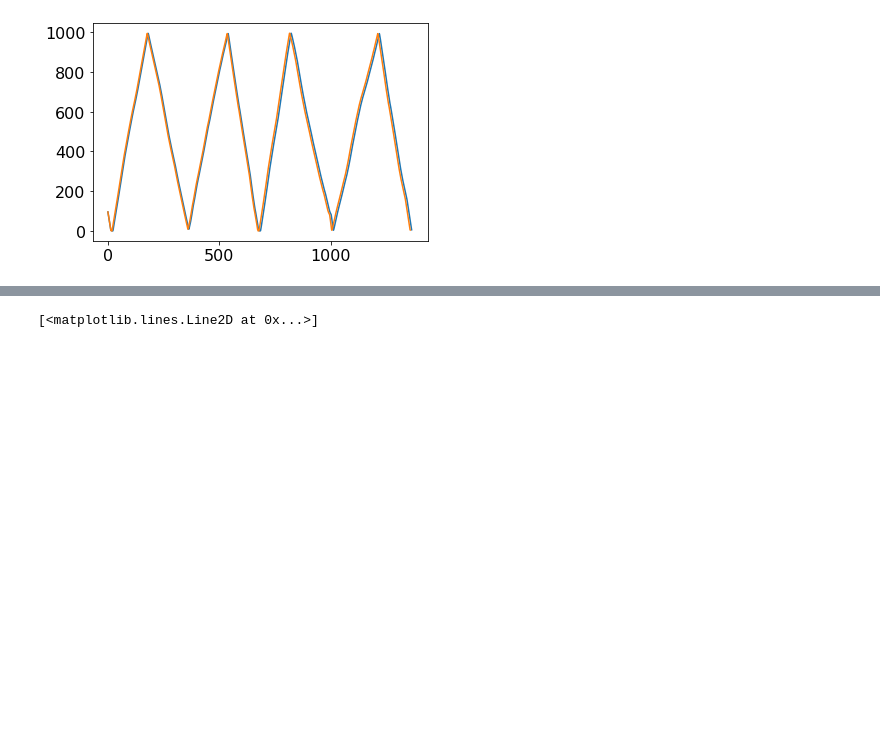
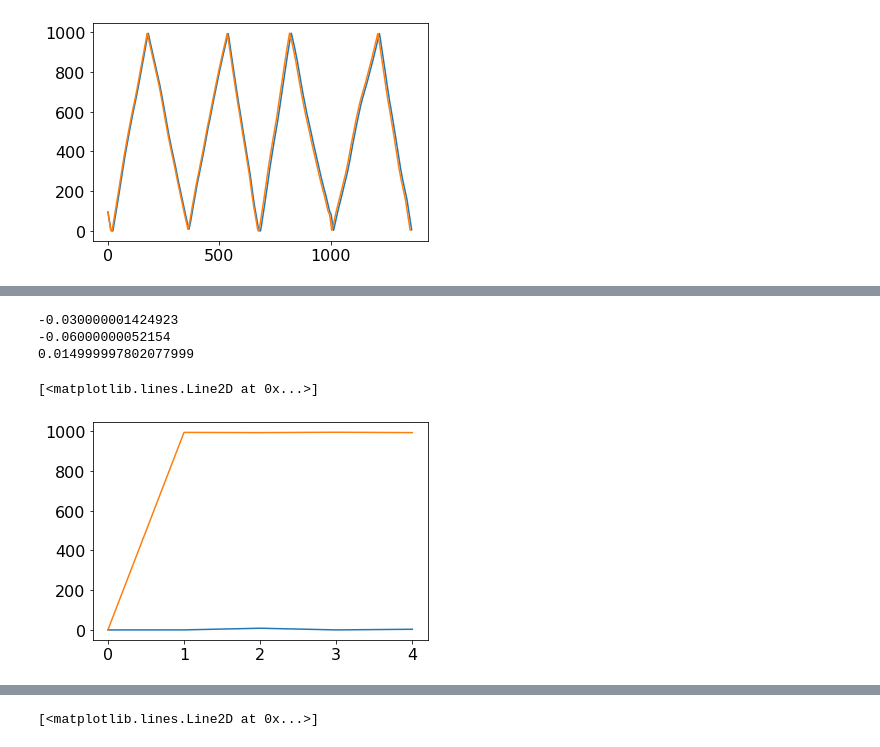
Before and after one commit to eleanorfrajka/c2_slocum, a Jupyter notebook: 02-code/02-separate_profiles.ipynb, the cells around one changed output, grey strips where cells are left out. Saved outputs shown, nothing was run; the diff lists cells and outputs as text; code cells hidden in the pictures; blank space fills up the shorter version.

```diff
--- a/02-code/02-separate_profiles.ipynb
+++ b/02-code/02-separate_profiles.ipynb
@@ -145,0 +147,23 @@ pres2 = pres[0:-1]
+# %%
+# Identify indices in the pressure vector where the direction (increasing
+# vs decreasing pressure) switched
+isurftuple = np.where(np.diff(updn)==2)
+isurf = isurftuple[0]+1
+# Index of deepest values, increment by one
+ibottomtuple = np.where(np.diff(updn)==-2)
+ibottom = ibottomtuple[0]+1
+
+# Verifying that index of apogees need to be incremented by 1.
+# Middle value should be the extremum
+t1 = isurf
+print(pres[t1[3]-1])
+print(pres[t1[3]])
+print(pres[t1[3]+1])
+plt.plot(pres[isurf])
+plt.plot(pres[ibottom])
+# %% [output]
+-0.030000001424923
+-0.06000000052154
+0.014999997802077999
+[<matplotlib.lines.Line2D at 0x...>]
+[figure, added]
```
Also changed, not shown: parts of 14 cells of this notebook.
